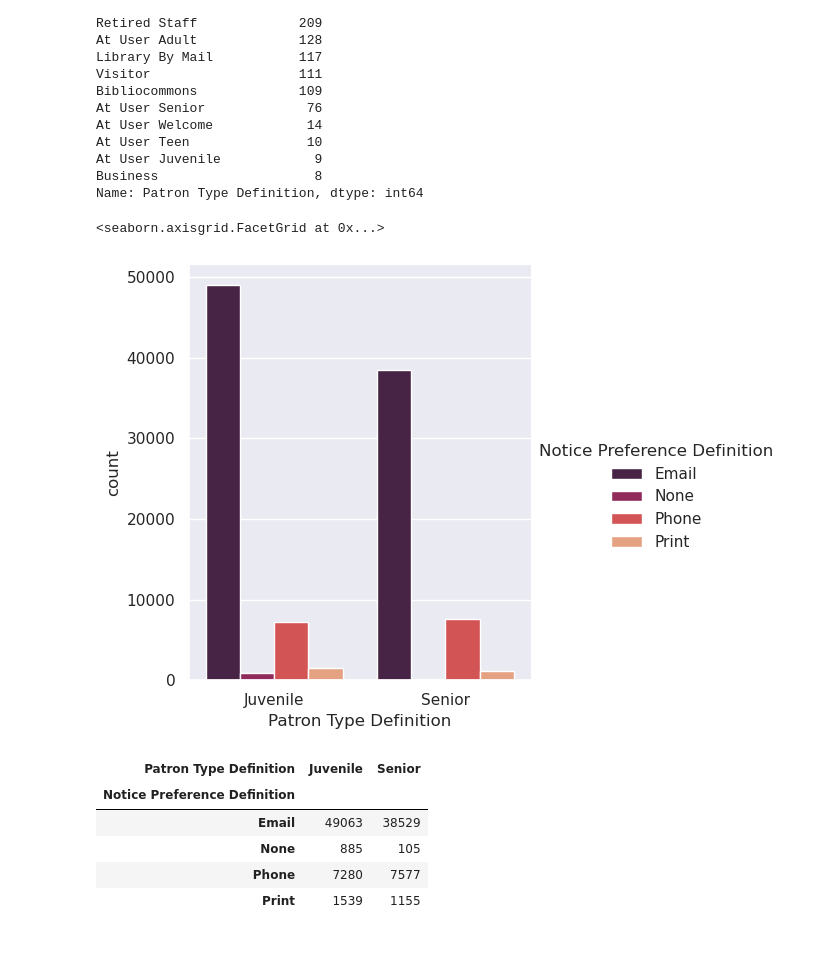
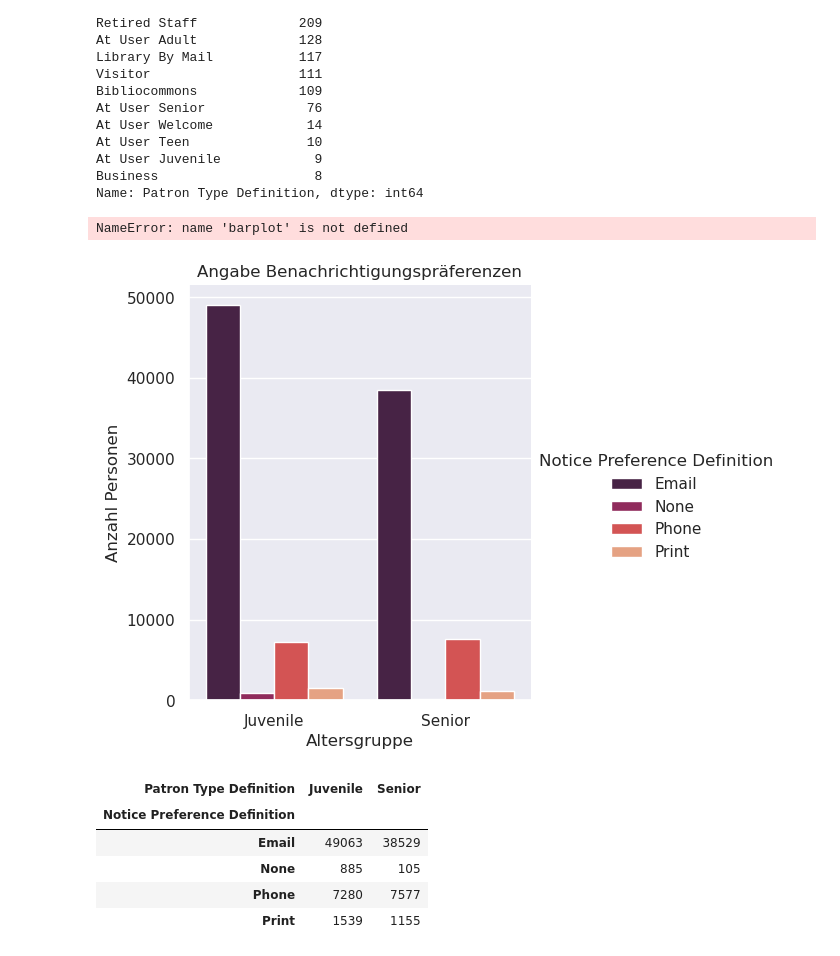
Before and after one commit to ElisaWierig/2022-2023_Data_Librarian_Elisa_Wierig, a Jupyter notebook: Modul_3/data/Projektaufgabe Deskriptive Statistik und Visualisierungen.ipynb, the cells around one changed output. Saved outputs shown, nothing was run; the diff lists cells and outputs as text; code cells hidden in the pictures.

```diff
--- a/Modul_3/data/Projektaufgabe Deskriptive Statistik und Visualisierungen.ipynb
+++ b/Modul_3/data/Projektaufgabe Deskriptive Statistik und Visualisierungen.ipynb
@@ -49,9 +49,13 @@ Mail = df.loc[
 ]
 # %%
 sns.catplot(x = 'Patron Type Definition', kind = 'count', hue = 'Notice Preference Definition', data = Mail, aspect = 1, palette=sns.color_palette('rocket', 4))
+plt.title('Angabe Benachrichtigungspräferenzen')
+plt.xlabel('Altersgruppe')
+plt.ylabel('Anzahl Personen')
+plt.show(barplot)
 # %% [output]
-<seaborn.axisgrid.FacetGrid at 0x...>
+NameError: name 'barplot' is not defined
-[figure, old version]
+[figure, new version]
 # %%
 pd.crosstab(
     Mail['Notice Preference Definition'],
```
Also changed, not shown: parts of 21 cells of this notebook.
